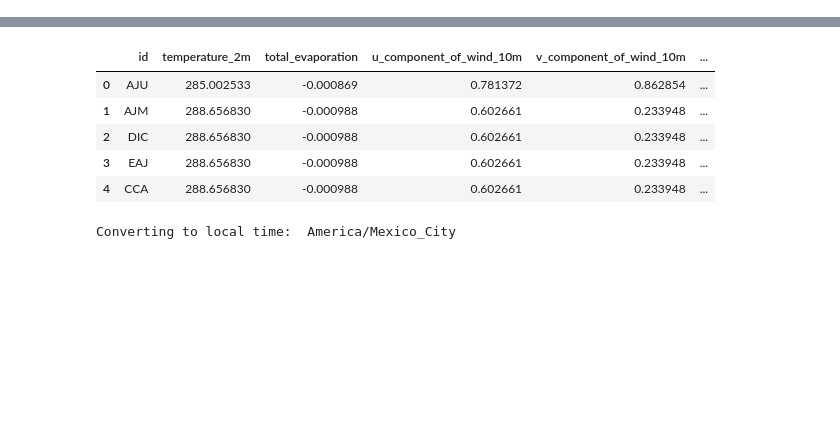
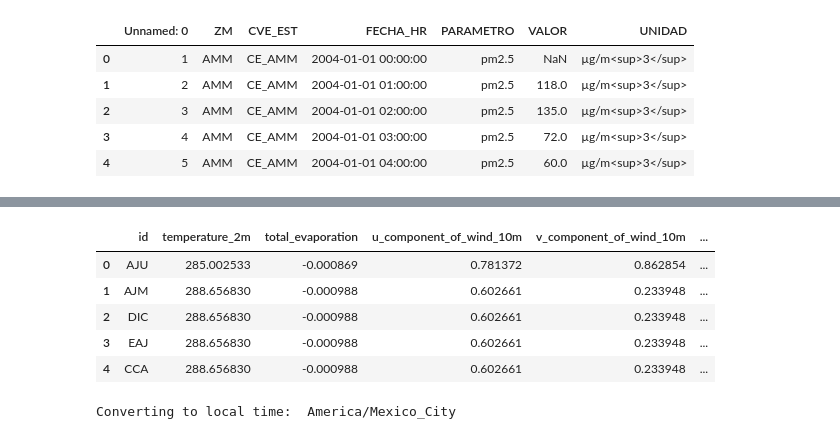
Before and after one commit to msalazarcgeo/contaminantes_satelites, a Jupyter notebook: notebooks/aver_data.ipynb, the cells around one changed output, grey strips where cells are left out. Cells and saved outputs as stored; diff of their text form; code cells hidden in the pictures; blank space fills up the shorter version.

```diff
--- a/notebooks/aver_data.ipynb
+++ b/notebooks/aver_data.ipynb
@@ -16,0 +19,10 @@ importlib.reload(AOD_data)
+# %%
+PM25_dat = pd.read_csv('../data_s/PM25_val_full.csv')
+PM25_dat.head()
+# %% [output]
+|  | Unnamed: 0 | ZM | CVE_EST | FECHA_HR | PARAMETRO | VALOR | UNIDAD |
+| 0 | 1 | AMM | CE_AMM | 2004-01-01 00:00:00 | pm2.5 | NaN | µg/m<sup>3</sup> |
+| 1 | 2 | AMM | CE_AMM | 2004-01-01 01:00:00 | pm2.5 | 118.0 | µg/m<sup>3</sup> |
+| 2 | 3 | AMM | CE_AMM | 2004-01-01 02:00:00 | pm2.5 | 135.0 | µg/m<sup>3</sup> |
+| 3 | 4 | AMM | CE_AMM | 2004-01-01 03:00:00 | pm2.5 | 72.0 | µg/m<sup>3</sup> |
+| 4 | 5 | AMM | CE_AMM | 2004-01-01 04:00:00 | pm2.5 | 60.0 | µg/m<sup>3</sup> |
```
Also changed, not shown: parts of 5 cells of this notebook, 2 other files.
